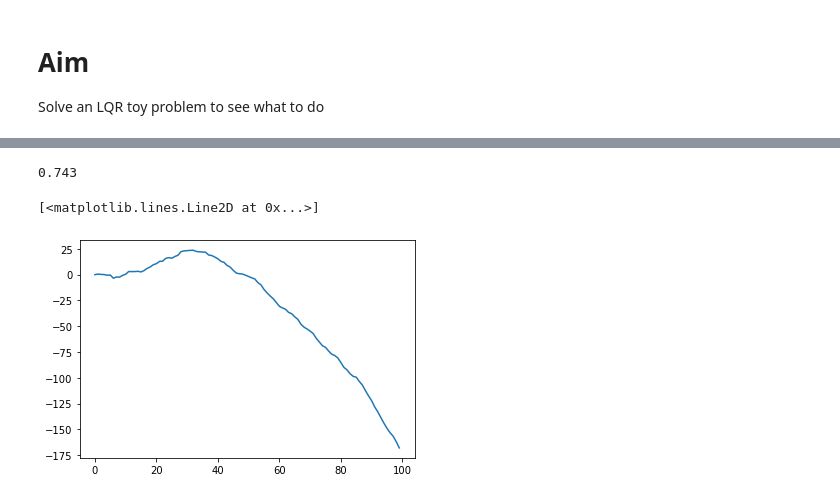
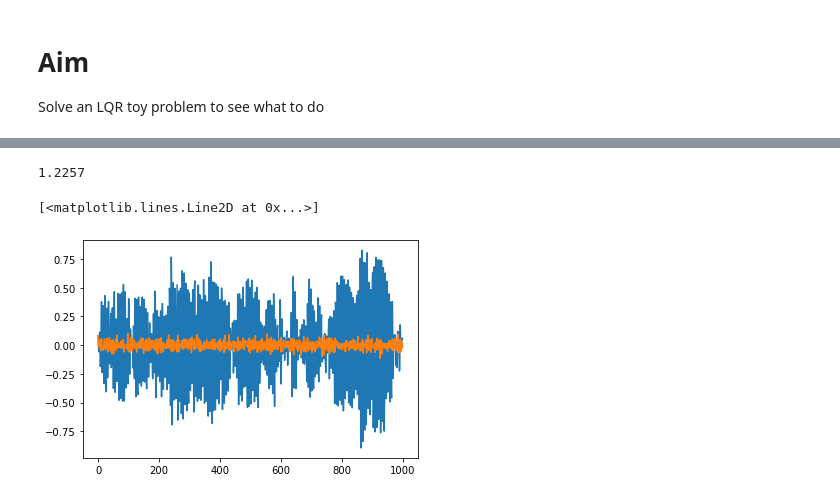
Before and after one commit to aditya-sengupta/seallqg, a Jupyter notebook: notebooks/lqr_toy.ipynb, the cells around one changed output, grey strips where cells are left out. Drawn from its saved outputs; the diff is of its cells as text; code cells hidden in the pictures.

```diff
--- a/notebooks/lqr_toy.ipynb
+++ b/notebooks/lqr_toy.ipynb
@@ -19,11 +26,12 @@ nsteps = 10000
 # %%
-A = np.array([[2, -1], [1, 0]])
+A = np.array([[0.94154541, -0.97488067], [1, 0]])
 B = np.random.randn(s,m)
 C = np.random.randn(p,s)
 Q = np.eye(s)
-R = np.eye(m)
-W = 0.5 * np.eye(s)
+R = 0.01 * np.eye(m)
+W = 0.01 * np.eye(s)
 V = 10 * np.eye(p)
+klv = KalmanLQG(A, B, C, W, V, Q, R)
 process_dist = mvn(cov=W)
 measure_dist = mvn(cov=V)
 x = process_dist.rvs()
@@ -36,7 +42,7 @@ lqr_gain = -inv(R + B.T @ lqr_cov @ B) @ B.T @ lqr_cov @ A
 states_un = np.zeros((nsteps, s))
 states_un[0,:] = x
 for i in range(1, nsteps):
-    states_un[i,:] = A @ states_un[i-1,:] + process_dist.rvs()
+    states_un[i,:] = A @ states_un[i-1,:]# + process_dist.rvs()
 
 rms(states_un @ C.T)
 # %% [output]
@@ -43,0 +50,9 @@ rms(states_un @ C.T)
+# %%
+states_nokf = np.zeros((nsteps, s))
+states_nokf[0,:] = x
+for i in range(1, nsteps):
+    x = states_nokf[i-1,:]
+    u = klv.L @ x
+    states_nokf[i,:] = A @ x + B @ u# + process_dist.rvs()
+
+rms(states_nokf @ C.T)
@@ -49,17 +72,18 @@ states_hat[0,:] = x
 for i in range(1, nsteps):
     x = states[i-1,:]
     x_hat = states_hat[i-1,:]
-    u = -lqr_gain @ x_hat
+    u = klv.L @ x_hat
     y = C @ (A @ x + B @ u) + measure_dist.rvs()
     innovation = y - C @ (A @ x_hat + B @ u)
-    states_hat[i,:] = A @ x_hat + B @ u + kalman_gain @ innovation
-    states[i,:] = states[i,:] + process_dist.rvs()
+    states_hat[i,:] = A @ x_hat + B @ u + klv.K @ innovation
+    states[i,:] = A @ x + B @ u + process_dist.rvs()
 
 rms(states @ C.T)
 # %% [output]
-0.743
+1.2257
 # %%
-plt.plot(states_un[:100,:] @ C.T)
+plt.plot(states @ C.T)
+plt.plot(states_hat @ C.T)
 # %% [output]
 [<matplotlib.lines.Line2D at 0x...>]
-[figure, old version]
+[figure, new version]
```
Also changed, not shown: parts of 7 cells of this notebook, 1 other file.
